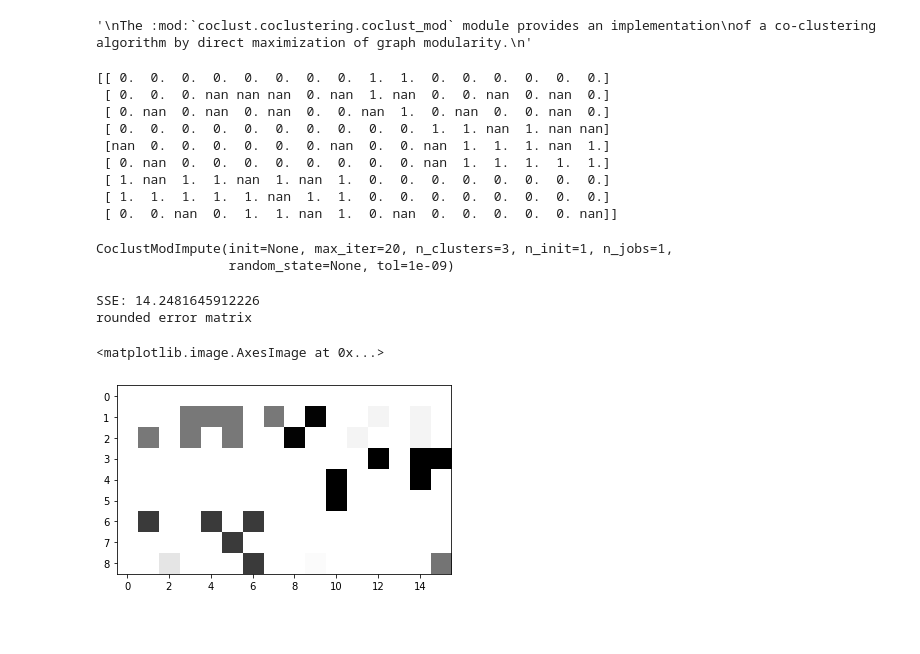
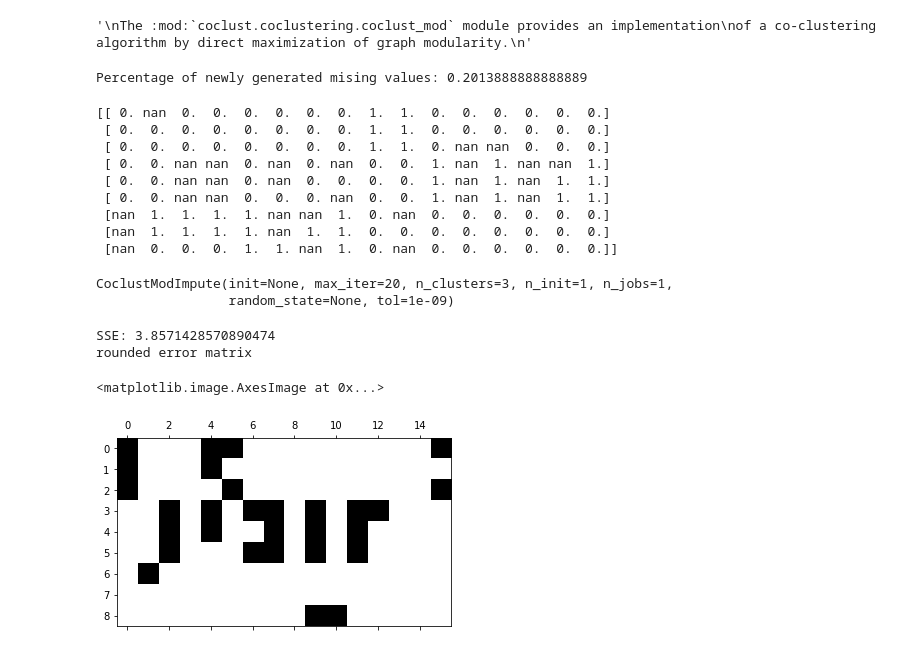
Before and after one commit to mahdiou-diallo/Projet_Innovation, a Jupyter notebook: coclust_mod_impute.ipynb, the cells around one changed output. Cells and saved outputs as stored; diff of their text form; code cells hidden in the pictures; blank space fills up the shorter version.

```diff
--- a/coclust_mod_impute.ipynb
+++ b/coclust_mod_impute.ipynb
@@ -457,32 +189,41 @@ class CoclustModImpute(BaseDiagonalCoclust):
+# %%
+X_missing, r_nan, c_nan = ampute_mar(X, .2)
+# %% [output]
+Percentage of newly generated mising values: 0.2013888888888889
+# %%
+%%R -i X_missing -o ca_imputed
+ca_imputed <- imputeCA(X_missing, ncp=2)
+# %%
+init_vals = ca_imputed[r_nan, c_nan]
 # %%
 model = CoclustModImpute(n_clusters=3)
-X_missing, _, _ = random_missing(X, 30)
 print(X_missing)
 # %% [output]
-[[ 0.  0.  0.  0.  0.  0.  0.  0.  1.  1.  0.  0.  0.  0.  0.  0.]
- [ 0.  0.  0. nan nan nan  0. nan  1. nan  0.  0. nan  0. nan  0.]
- [ 0. nan  0. nan  0. nan  0.  0. nan  1.  0. nan  0.  0. nan  0.]
- [ 0.  0.  0.  0.  0.  0.  0.  0.  0.  0.  1.  1. nan  1. nan nan]
- [nan  0.  0.  0.  0.  0.  0. nan  0.  0. nan  1.  1.  1. nan  1.]
- [ 0. nan  0.  0.  0.  0.  0.  0.  0.  0. nan  1.  1.  1.  1.  1.]
- [ 1. nan  1.  1. nan  1. nan  1.  0.  0.  0.  0.  0.  0.  0.  0.]
- [ 1.  1.  1.  1.  1. nan  1.  1.  0.  0.  0.  0.  0.  0.  0.  0.]
- [ 0.  0. nan  0.  1.  1. nan  1.  0. nan  0.  0.  0.  0.  0. nan]]
+[[ 0. nan  0.  0.  0.  0.  0.  0.  1.  1.  0.  0.  0.  0.  0.  0.]
+ [ 0.  0.  0.  0.  0.  0.  0.  0.  1.  1.  0.  0.  0.  0.  0.  0.]
+ [ 0.  0.  0.  0.  0.  0.  0.  0.  1.  1.  0. nan nan  0.  0.  0.]
+ [ 0.  0. nan nan  0. nan  0. nan  0.  0.  1. nan  1. nan nan  1.]
+ [ 0.  0. nan nan  0. nan  0.  0.  0.  0.  1. nan  1. nan  1.  1.]
+ [ 0.  0. nan nan  0.  0.  0. nan  0.  0.  1. nan  1. nan  1.  1.]
+ [nan  1.  1.  1.  1. nan nan  1.  0. nan  0.  0.  0.  0.  0.  0.]
+ [nan  1.  1.  1.  1. nan  1.  1.  0.  0.  0.  0.  0.  0.  0.  0.]
+ [nan  0.  0.  0.  1.  1. nan  1.  0. nan  0.  0.  0.  0.  0.  0.]]
 # %%
-model.fit(X_missing, _impute_block_representative)
+model.fit(X_missing, _impute_block_representative, initial_vals=init_vals)
+# model.fit(X_missing, _impute_block_representative, initial_vals=None)
 # %% [output]
 CoclustModImpute(init=None, max_iter=20, n_clusters=3, n_init=1, n_jobs=1,
                  random_state=None, tol=1e-09)
 # %%
 diff = np.abs(X-model.X_)
 print(f"SSE: {(diff**2).sum()}")
 print("rounded error matrix")
-show_matrix(diff, no_axes=False)
+show_matrix(diff[np.ix_(np.argsort(model.row_labels_), np.argsort(model.column_labels_))], no_axes=False)
 # %% [output]
-SSE: 14.2481645912226
+SSE: 3.8571428570890474
 rounded error matrix
 <matplotlib.image.AxesImage at 0x...>
-[figure, old version]
+[figure, new version]
 # %%
 show_matrix(X[np.ix_(np.argsort(model.row_labels_), np.argsort(model.column_labels_))])
 # %% [output]
```
Also changed, not shown: parts of 40 cells of this notebook, 3 other files.
